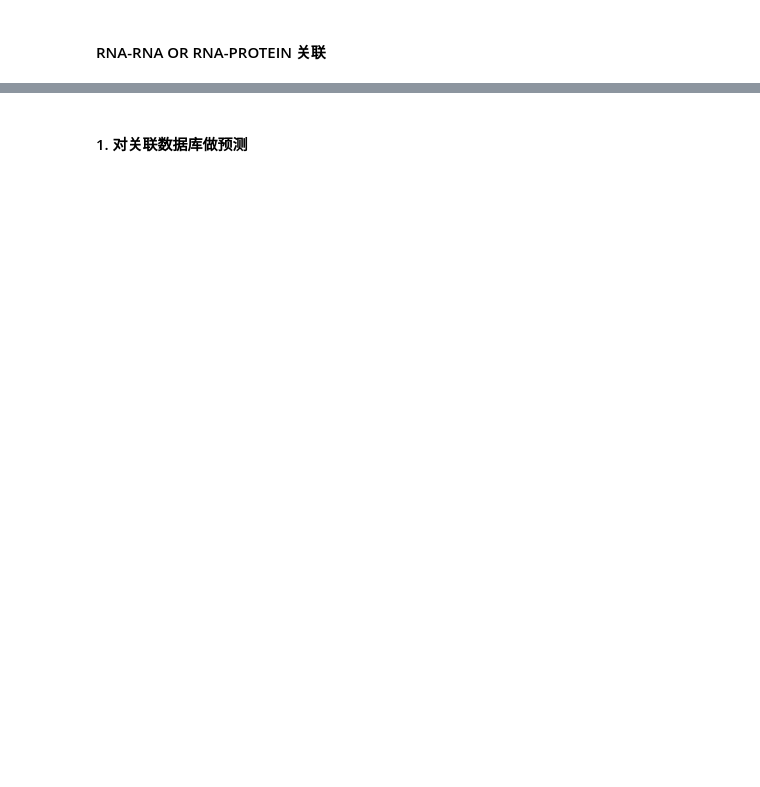
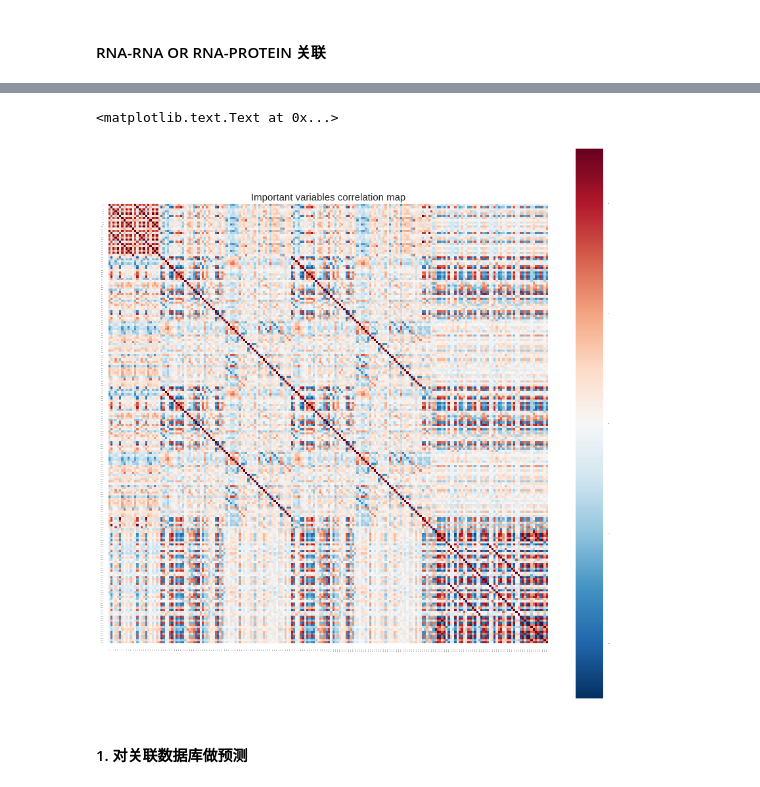
Before and after one commit to ShixiangWan/iPython-Laboratory, a Jupyter notebook: Bioinformatics/protein.ipynb, the cells around one changed output, grey strips where cells are left out. Drawn from its saved outputs; the diff is of its cells as text; code cells hidden in the pictures; blank space fills up the shorter version.

```diff
--- a/Bioinformatics/protein.ipynb
+++ b/Bioinformatics/protein.ipynb
@@ -146,0 +155,3 @@ def save_sql_big(df, t_name, method='append', step=10000):
+# %%
+feature_list = ['DAC', 'DACC', 'DCC', 'MAC', 'NMBAC', 'PC', 'SC']
+train = concat_feature('Homo', feature_list)
@@ -146,0 +166,12 @@ def save_sql_big(df, t_name, method='append', step=10000):
+# %%
+temp_df = train.copy()
+corrmat = temp_df.corr(method='spearman')
+# %%
+# Draw the heatmap using seaborn
+f, ax = pyplot.subplots(figsize=(15, 15))
+fig = sns.heatmap(corrmat, vmax=1., square=True, annot_kws={"size": 10})
+pyplot.title("Important variables correlation map", fontsize=15)
+# pyplot.show()
+# %% [output]
+<matplotlib.text.Text at 0x...>
+[figure, added]
```
Also changed, not shown: parts of 5 cells of this notebook.
